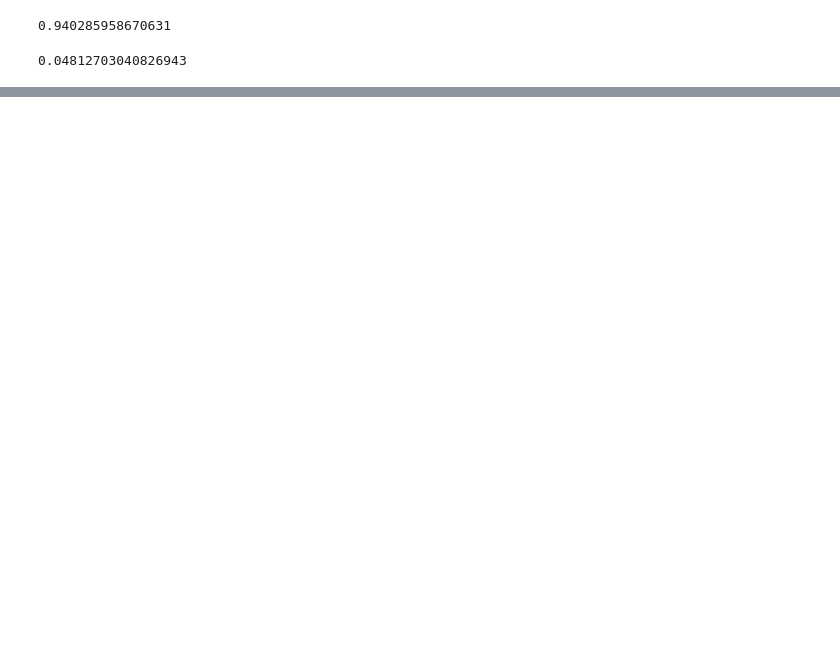
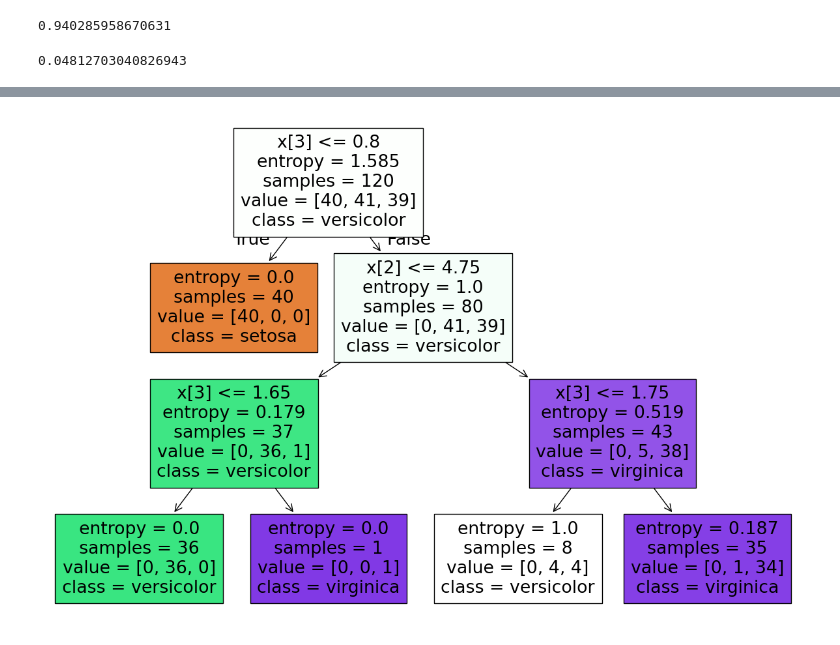
Before and after one commit to JhandryChimbo/data_mining, a Jupyter notebook: Entropy.ipynb, the cells around one changed output, grey strips where cells are left out. Cells and saved outputs as stored; diff of their text form; code cells hidden in the pictures; blank space fills up the shorter version.

```diff
--- a/Entropy.ipynb
+++ b/Entropy.ipynb
@@ -15,0 +101,7 @@ print(ganancia_viento)
+# %%
+# Visualizacion de clases
+plt.figure(figsize=(15,10))
+tree.plot_tree(model_tree, filled=True, class_names=['setosa', 'versicolor', 'virginica'])
+plt.show()
+# %% [output]
+[figure, added]
```
Also changed, not shown: parts of 11 cells of this notebook.
